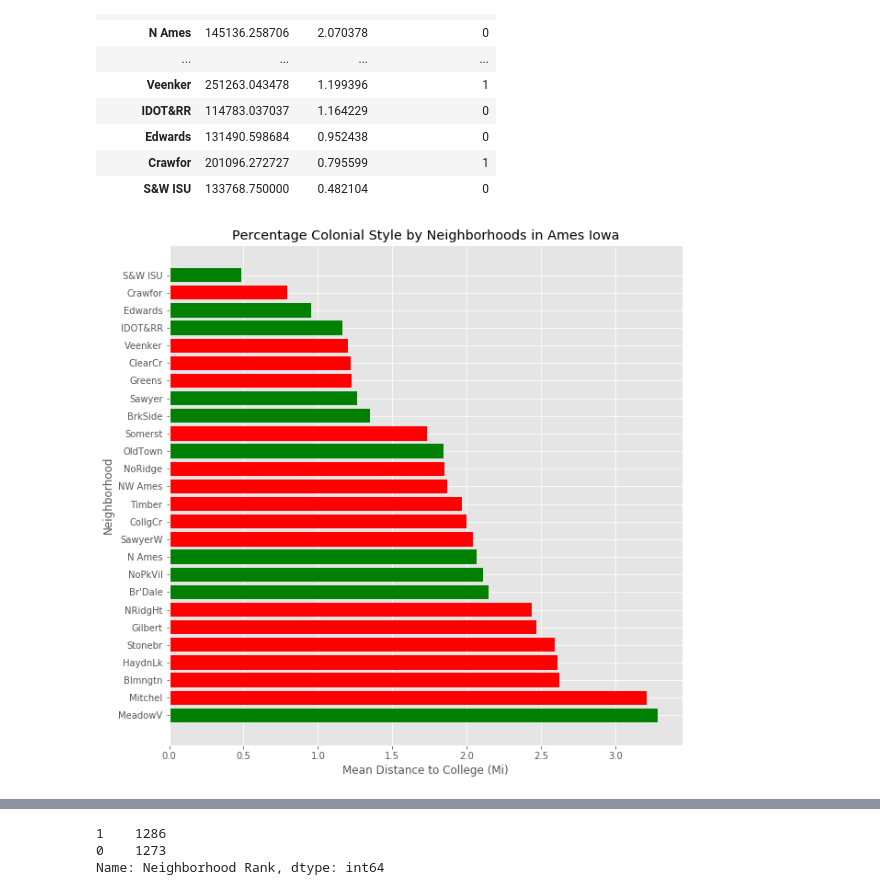
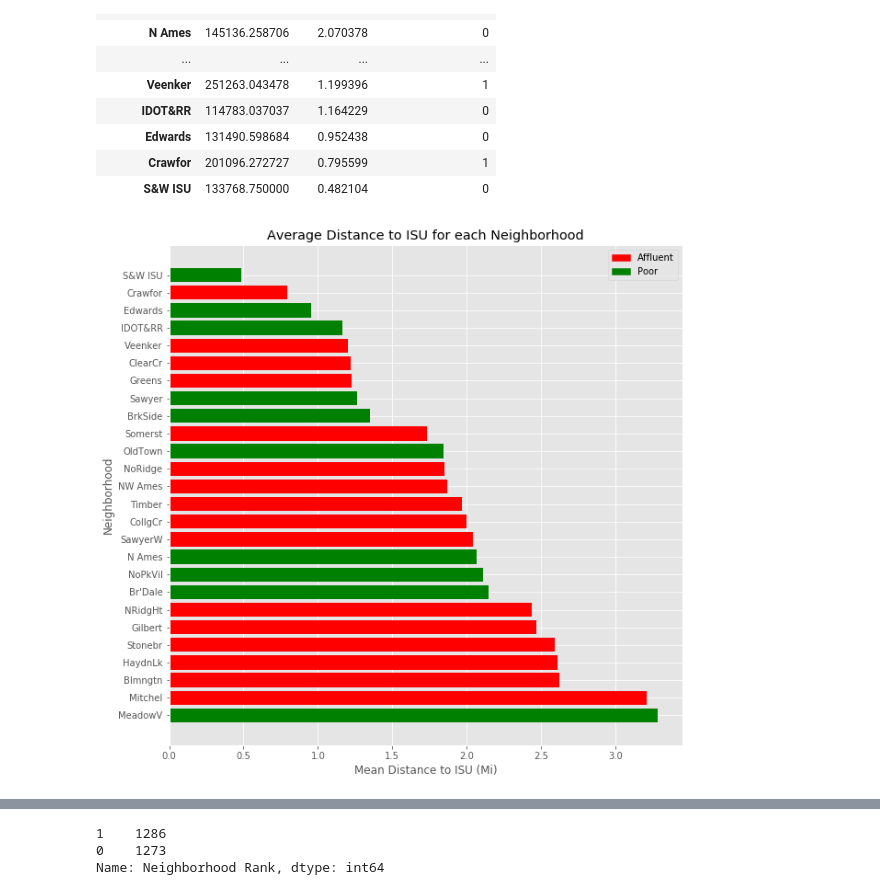
Before and after one commit to brandoncryu/ames_ml_project, a Jupyter notebook: Gathered_EDA.ipynb, the cells around one changed output, grey strips where cells are left out. Cells and saved outputs as stored; diff of their text form; code cells hidden in the pictures.

```diff
--- a/Gathered_EDA.ipynb
+++ b/Gathered_EDA.ipynb
@@ -874,10 +943,16 @@ x3
 # %%
 fig, ax = plt.subplots(figsize=(10,10))
 barh = ax.barh(x3.index, x3['college_dist'], color= x3["Neighborhood Rank"].map({0:'g', 1: 'r'}))
 
-plt.title('Percentage Colonial Style by Neighborhoods in Ames Iowa')
-plt.xlabel("Mean Distance to College (Mi)")
+plt.title('Average Distance to ISU for each Neighborhood')
+plt.xlabel("Mean Distance to ISU (Mi)")
 plt.ylabel('Neighborhood')
+
+
+red_patch = mpatches.Patch(color='red', label='Affluent')
+green_patch = mpatches.Patch(color='green', label='Poor')
+plt.legend(handles =[red_patch, (green_patch)])
+
 plt.show()
 # %% [output]
-[figure, old version]
+[figure, new version]
```
Also changed, not shown: parts of 23 cells of this notebook.
